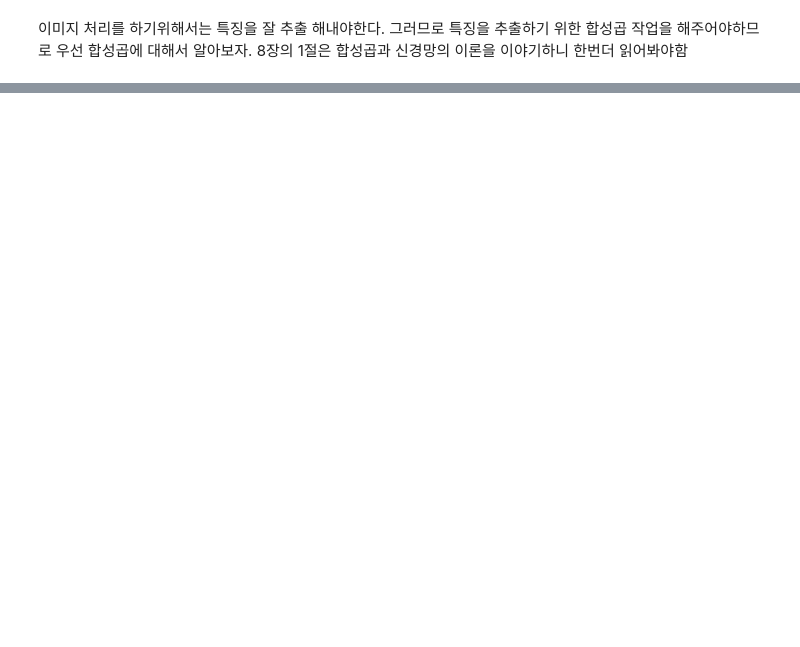
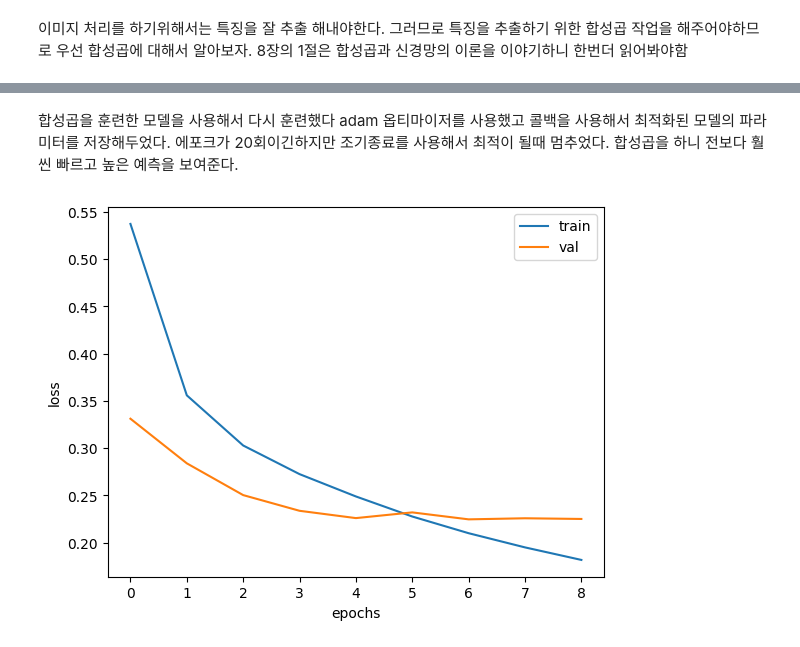
Before and after one commit to lwy2107/GK_co_work, a Jupyter notebook: 신경망_이미지_처리.ipynb, the cells around one changed output, grey strips where cells are left out. Drawn from its saved outputs; the diff is of its cells as text; code cells hidden in the pictures; blank space fills up the shorter version.

```diff
--- a/신경망_이미지_처리.ipynb
+++ b/신경망_이미지_처리.ipynb
@@ -25,0 +75,5 @@ model.add(keras.layers.Dense(10, activation='softmax'))
+# %%
+model.compile(optimizer='adam', loss='sparse_categorical_crossentropy',metrics='accuracy')
+checkpoint_cb=keras.callbacks.ModelCheckpoint('best-cnn-model.h5', save_best_only=True)
+early_stoppin_cb=keras.callbacks.EarlyStopping(patience=2, restore_best_weights=True)
+history=model.fit(train_scaled,train_target,epochs=20,validation_data=(val_scaled, val_target),callbacks=[checkpoint_cb, early_stoppin_cb])
@@ -25,0 +99,13 @@ model.add(keras.layers.Dense(10, activation='softmax'))
+# %% [markdown]
+합성곱을 훈련한 모델을 사용해서 다시 훈련했다 adam 옵티마이저를 사용했고 콜백을 사용해서 최적화된 모델의 파라미터를 저장해두었다. 에포크가 20회이긴하지만 조기종료를 사용해서 최적이 될때 멈추었다.
+합성곱을 하니 전보다 훨씬 빠르고 높은 예측을 보여준다.
+# %%
+import matplotlib.pyplot as plt
+plt.plot(history.history['loss'])
+plt.plot(history.history['val_loss'])
+plt.xlabel('epochs')
+plt.ylabel('loss')
+plt.legend(['train','val'])
+plt.show()
+# %% [output]
+[figure, added]
```
Also changed, not shown: parts of 26 cells of this notebook.
